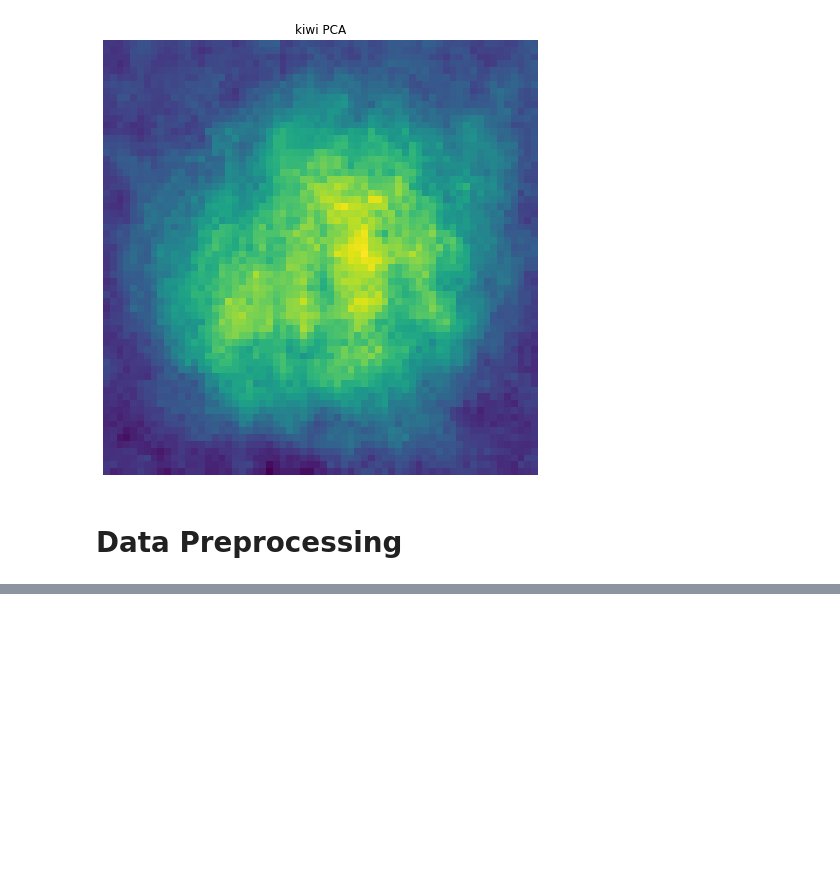
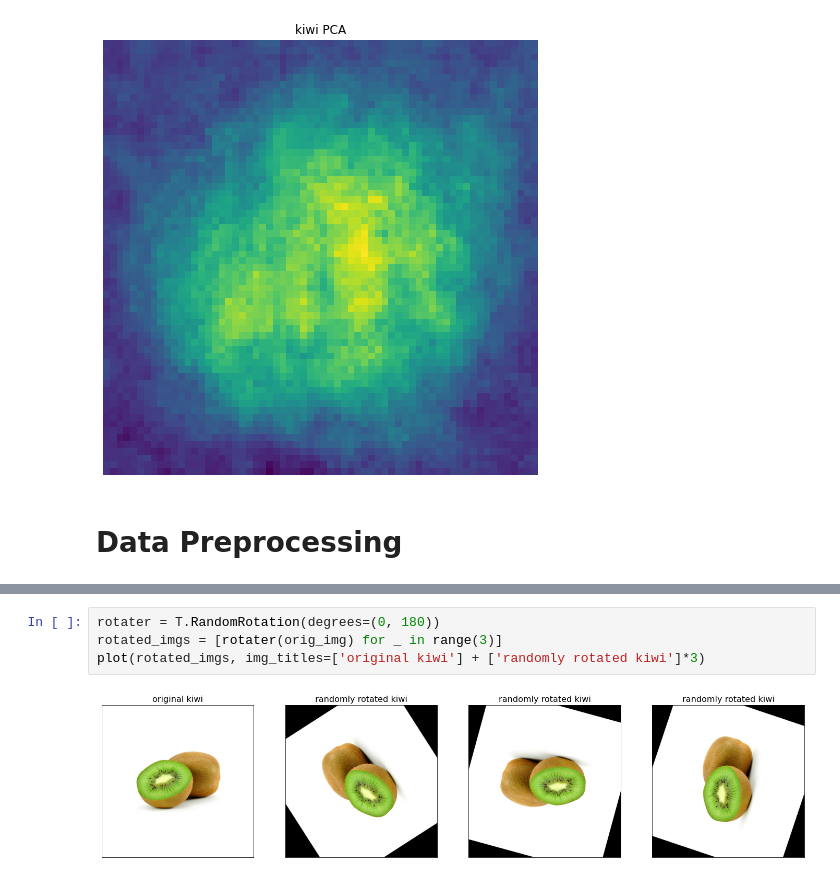
Before and after one commit to krebso/zelovoc, a Jupyter notebook: presentation.ipynb, the cells around one changed output, grey strips where cells are left out. Saved outputs shown, nothing was run; the diff lists cells and outputs as text; blank space fills up the shorter version.

```diff
--- a/presentation.ipynb
+++ b/presentation.ipynb
@@ -197,0 +244,6 @@ plot_pca( eigenimages( kiwi_images ), "kiwi" )
+# %%
+rotater = T.RandomRotation(degrees=(0, 180))
+rotated_imgs = [rotater(orig_img) for _ in range(3)]
+plot(rotated_imgs, img_titles=['original kiwi'] + ['randomly rotated kiwi']*3)
+# %% [output]
+[figure, added]
```
Also changed, not shown: parts of 14 cells of this notebook, 1 other file.
